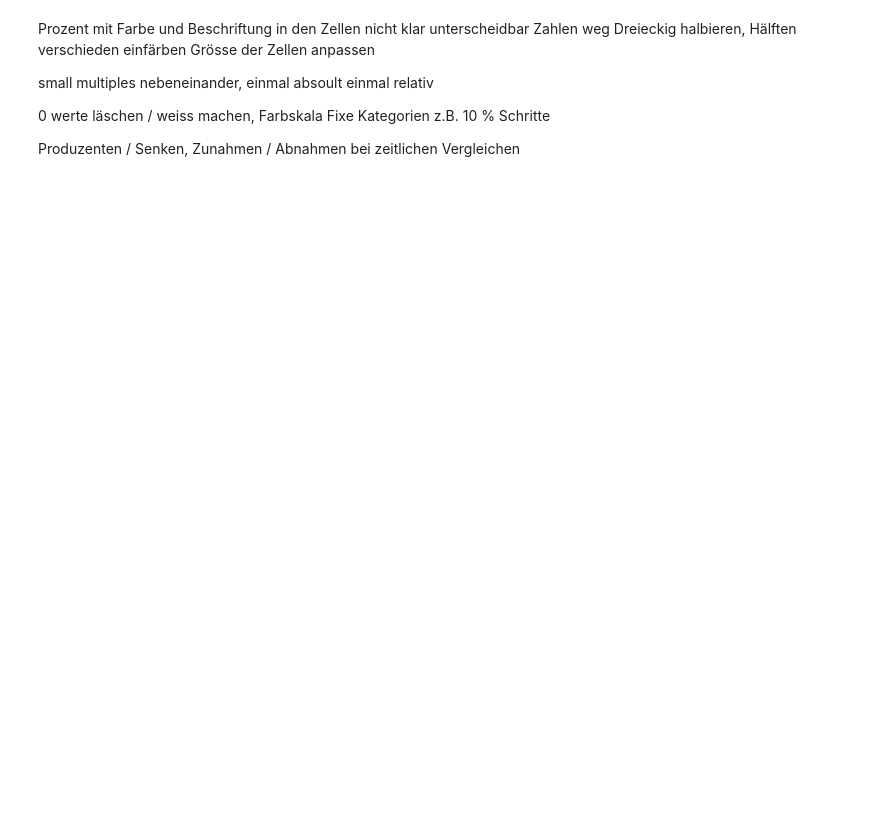
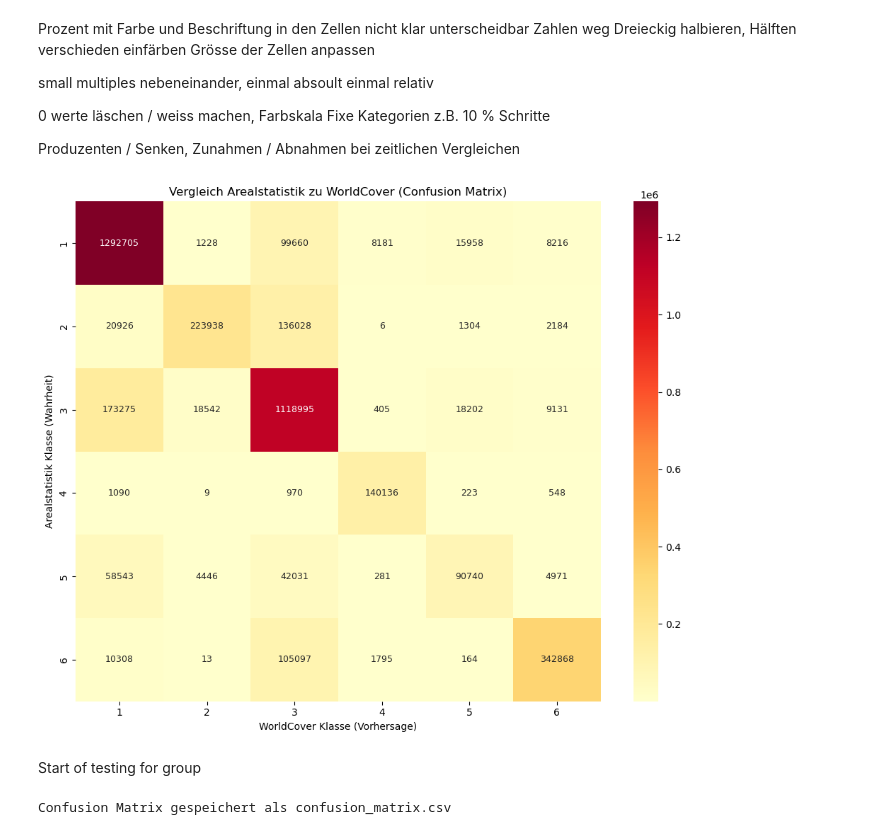
Before and after one commit to JonasHeinz/landcover_analysis, a Jupyter notebook: scripts/analysis/worldcover/explorativ/Visualisierungen.ipynb, the cells around one changed output. Drawn from its saved outputs; the diff is of its cells as text; code cells hidden in the pictures; blank space fills up the shorter version.

Commit message:
Visualisierung Matrix Skript erstellt

```diff
--- a/scripts/analysis/worldcover/explorativ/Visualisierungen.ipynb
+++ b/scripts/analysis/worldcover/explorativ/Visualisierungen.ipynb
@@ -213,3 +213,68 @@ small multiples nebeneinander, einmal absoult einmal relativ
 0 werte läschen / weiss machen, Farbskala Fixe Kategorien z.B. 10 % Schritte
 
 Produzenten / Senken, Zunahmen / Abnahmen bei zeitlichen Vergleichen
+# %%
+import geopandas as gpd
+import matplotlib.pyplot as plt
+import seaborn as sns
+from sklearn.metrics import confusion_matrix
+
+# GeoDataFrame laden
+df = gpd.read_file("../../../../data/analysis/worldcover/arealstatistik_mapped_points_2020.gpkg")
+
+# Nur Zeilen ohne NaN in den relevanten Spalten behalten
+mask = df["IPCC_AS_Id"].notna() & df["IPCC_WC_Id"].notna()
+y_true = df.loc[mask, "IPCC_AS_Id"]
+y_pred = df.loc[mask, "IPCC_WC_Id"]
+
+# Alle Klassen bestimmen (ohne NaN)
+labels = sorted(set(y_true).union(set(y_pred)))
+
+# Confusion Matrix erstellen
+cm = confusion_matrix(y_true, y_pred, labels=labels)
+
+# Größe und Schrift dynamisch anpassen
+fig_width = max(10, len(labels) * 0.5)
+fig_height = max(8, len(labels) * 0.5)
+
+plt.figure(figsize=(fig_width, fig_height))
+sns.heatmap(cm, annot=True, fmt="d", cmap="YlOrRd",
+            xticklabels=labels, yticklabels=labels,
+            annot_kws={"size": 9})
+
+plt.title("Vergleich Arealstatistik zu WorldCover (Confusion Matrix)")
+plt.xlabel("WorldCover Klasse (Vorhersage)")
+plt.ylabel("Arealstatistik Klasse (Wahrheit)")
+plt.tight_layout()
+plt.show()
+# %% [output]
+[figure, added]
+# %% [markdown]
+Start of testing for group
+# %%
+import geopandas as gpd
+import pandas as pd
+from sklearn.metrics import confusion_matrix
+
+# GeoDataFrame laden
+df = gpd.read_file("../../../../data/analysis/worldcover/arealstatistik_mapped_points_2020.gpkg")
+
+# Nur Zeilen ohne NaN in den relevanten Spalten behalten
+mask = df["IPCC_AS_Id"].notna() & df["IPCC_WC_Id"].notna()
+y_true = df.loc[mask, "IPCC_AS_Id"]
+y_pred = df.loc[mask, "IPCC_WC_Id"]
+
+# Alle Klassen bestimmen (ohne NaN)
+labels = sorted(set(y_true).union(set(y_pred)))
+
+# Confusion Matrix erstellen
+cm = confusion_matrix(y_true, y_pred, labels=labels)
+
+# In DataFrame umwandeln mit Klassen als Index und Spaltennamen
+cm_df = pd.DataFrame(cm, index=labels, columns=labels)
+
+# In CSV speichern
+cm_df.to_csv("confusion_matrix.csv")
+print("Confusion Matrix gespeichert als confusion_matrix.csv")
+# %% [output]
+Confusion Matrix gespeichert als confusion_matrix.csv
```
Also changed, not shown: parts of 23 cells of this notebook, 1 other file.
